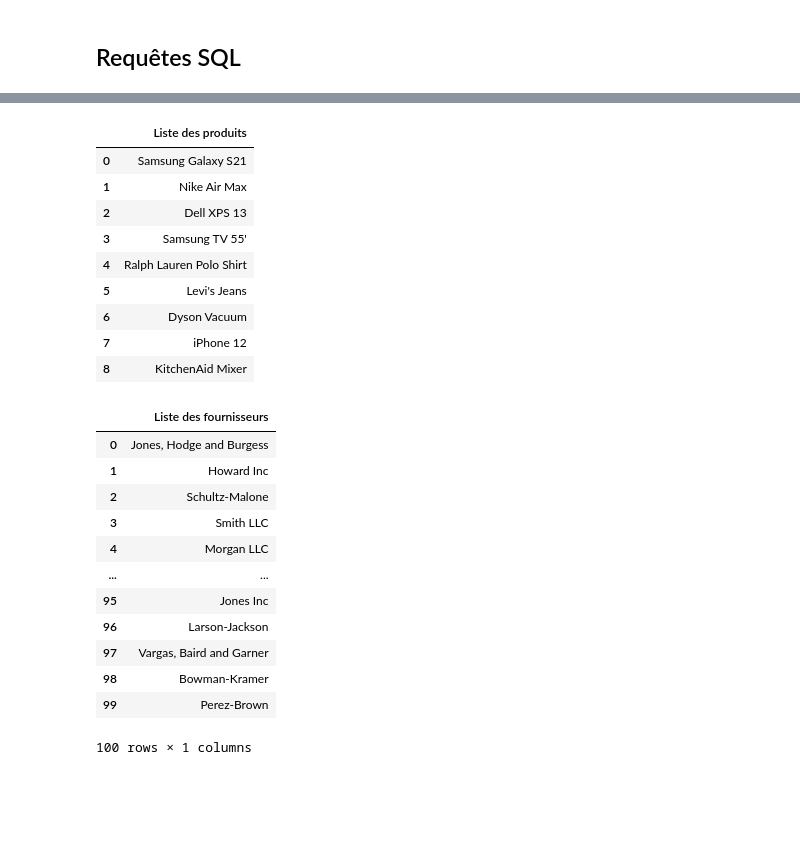
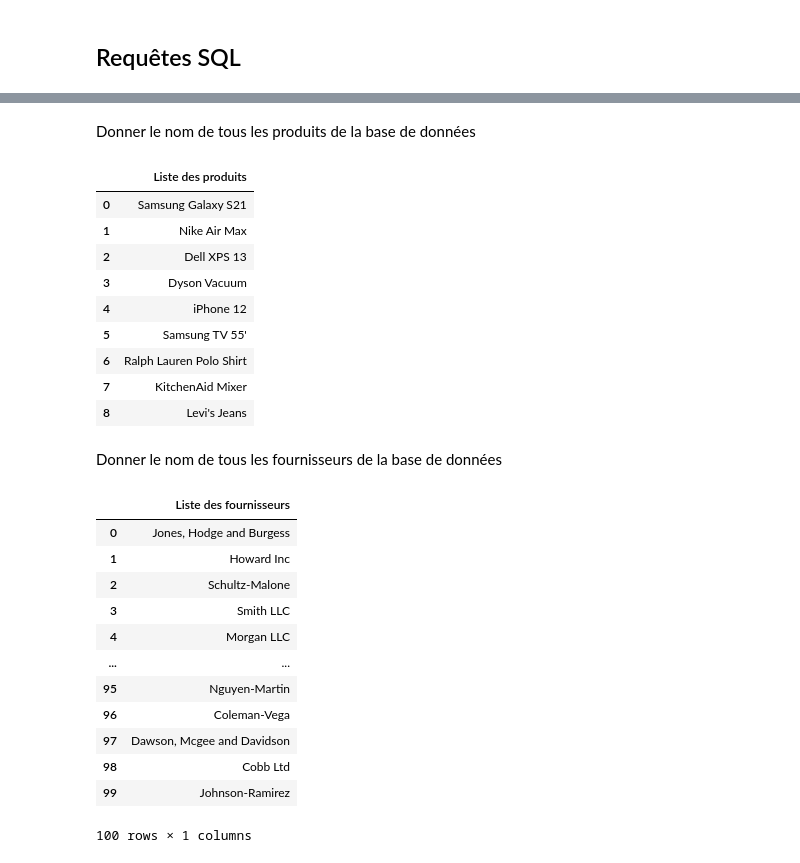
Before and after one commit to LeRoiFou/duckdb, a Jupyter notebook: IndexE001_SELECT.ipynb, the cells around one changed output, grey strips where cells are left out. Drawn from its saved outputs; the diff is of its cells as text; code cells hidden in the pictures; blank space fills up the shorter version.

```diff
--- a/IndexE001_SELECT.ipynb
+++ b/IndexE001_SELECT.ipynb
@@ -168,28 +199,34 @@ conn.execute(
+# %% [markdown]
+Donner le nom de tous les produits de la base de données
 # %%
-# Donner le nom de tous les produits de la base de données
 conn.execute(
     """
+    -- Colonnes récupérées
     SELECT DISTINCT("NomProduit") AS "Liste des produits"
-    FROM products_df
+    -- BD récupérée
+    FROM products_db;
     """
 ).df()
 # %% [output]
 |  | Liste des produits |
 | 0 | Samsung Galaxy S21 |
 | 1 | Nike Air Max |
 | 2 | Dell XPS 13 |
-| 3 | Samsung TV 55' |
-| 4 | Ralph Lauren Polo Shirt |
-| 5 | Levi's Jeans |
-| 6 | Dyson Vacuum |
-| 7 | iPhone 12 |
-| 8 | KitchenAid Mixer |
+| 3 | Dyson Vacuum |
+| 4 | iPhone 12 |
+| 5 | Samsung TV 55' |
+| 6 | Ralph Lauren Polo Shirt |
+| 7 | KitchenAid Mixer |
+| 8 | Levi's Jeans |
+# %% [markdown]
+Donner le nom de tous les fournisseurs de la base de données
 # %%
-# Donner le nom de tous les fournisseurs de la base de données
 conn.execute(
     """
+    -- Colonnes récupérées
     SELECT DISTINCT("NomFournisseur") AS "Liste des fournisseurs"
-    FROM suppliers_df
+    -- BD récupérée
+    FROM suppliers_db;
     """
 ).df()
 # %% [output]
@@ -200,9 +237,9 @@ conn.execute(
 | 3 | Smith LLC |
 | 4 | Morgan LLC |
 | ... | ... |
-| 95 | Jones Inc |
-| 96 | Larson-Jackson |
-| 97 | Vargas, Baird and Garner |
-| 98 | Bowman-Kramer |
-| 99 | Perez-Brown |
+| 95 | Nguyen-Martin |
+| 96 | Coleman-Vega |
+| 97 | Dawson, Mcgee and Davidson |
+| 98 | Cobb Ltd |
+| 99 | Johnson-Ramirez |
 100 rows × 1 columns
```
Also changed, not shown: parts of 21 cells of this notebook, 20 other files.
